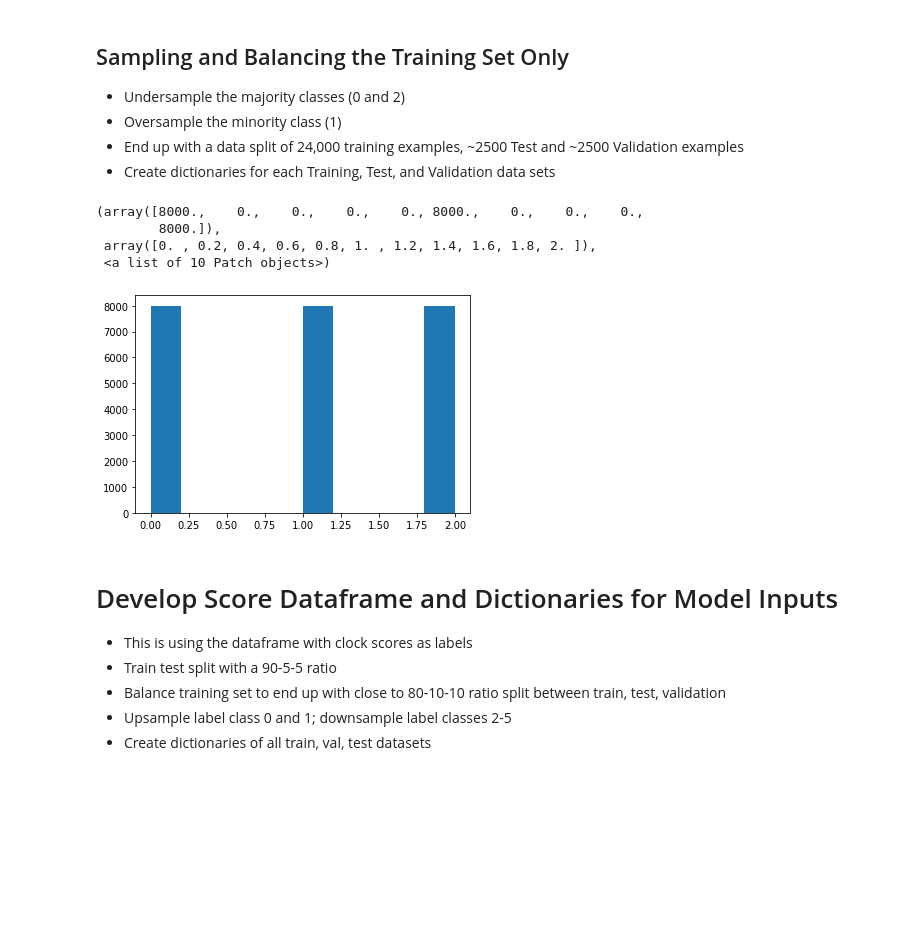
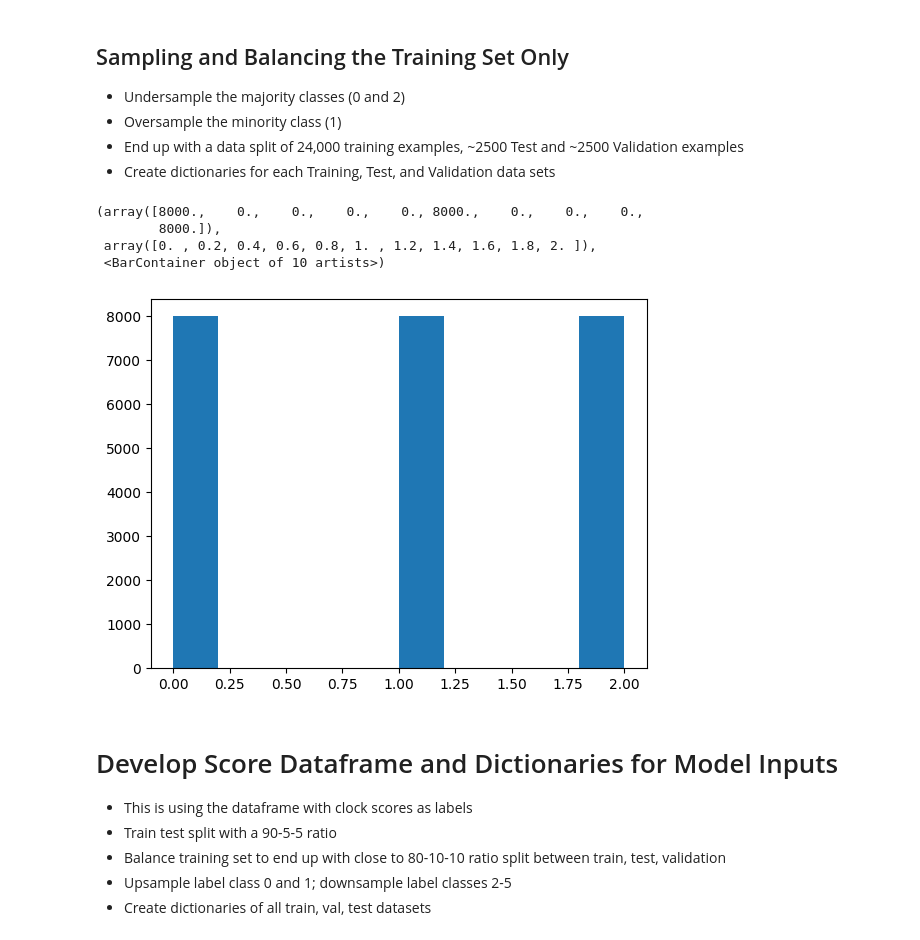
Before and after one commit to NickWield43/MADSmilestone2_AI, a Jupyter notebook: Model_Datasets.ipynb, the cells around one changed output. Saved outputs shown, nothing was run; the diff lists cells and outputs as text; code cells hidden in the pictures; blank space fills up the shorter version.

```diff
--- a/Model_Datasets.ipynb
+++ b/Model_Datasets.ipynb
@@ -172,16 +180,16 @@ Test data:
 # %%
 train_zero_samp = train[train['label'] == 0].sample(n = 8000, random_state = 42)
 train_one_samp = train[train['label'] == 1].sample(n = 8000, replace = True, random_state = 42)
 train_two_samp = train[train['label'] == 2].sample(n = 8000, random_state = 42)
-balanced_train = train_zero_samp.append(train_one_samp).append(train_two_samp)
+balanced_train = pd.concat([train_zero_samp, train_one_samp, train_two_samp])
 
 plt.hist(balanced_train.label)
 # %% [output]
 (array([8000.,    0.,    0.,    0.,    0., 8000.,    0.,    0.,    0.,
         8000.]),
  array([0. , 0.2, 0.4, 0.6, 0.8, 1. , 1.2, 1.4, 1.6, 1.8, 2. ]),
- <a list of 10 Patch objects>)
+ <BarContainer object of 10 artists>)
-[figure, old version]
+[figure, new version]
 # %%
 # Create Training dictionary
 train_dict_bal = ld.get_ids(balanced_train, 'label')
```
Also changed, not shown: parts of 6 cells of this notebook.
